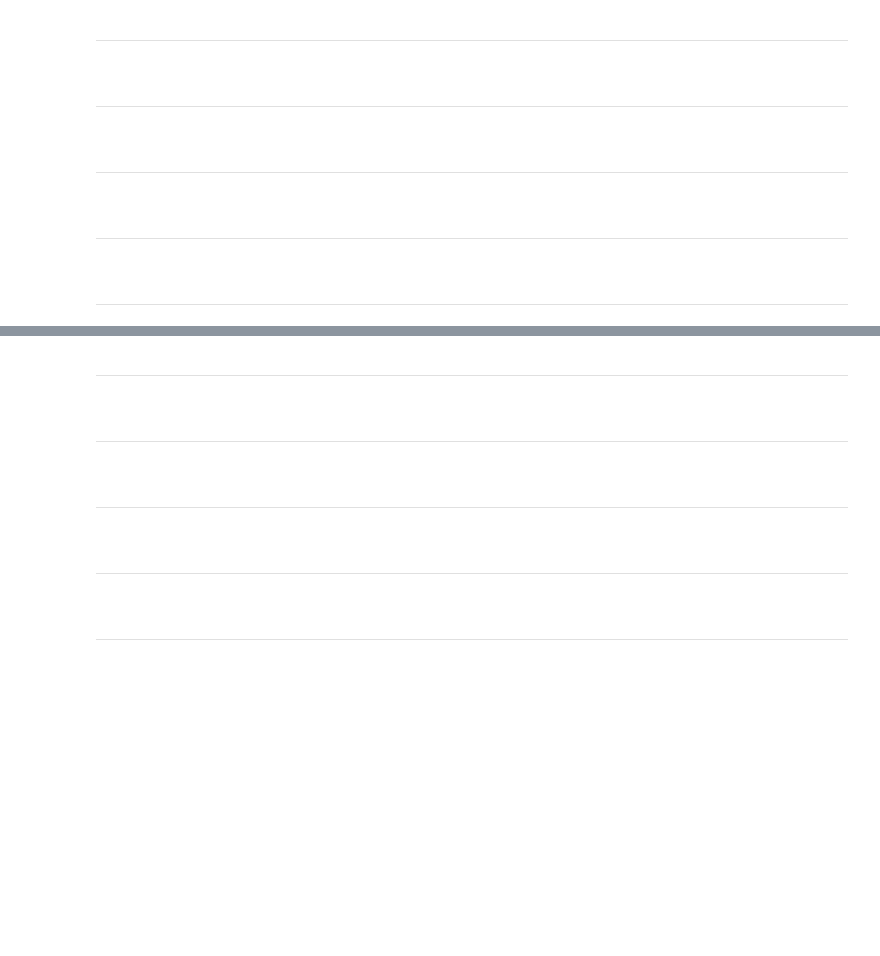
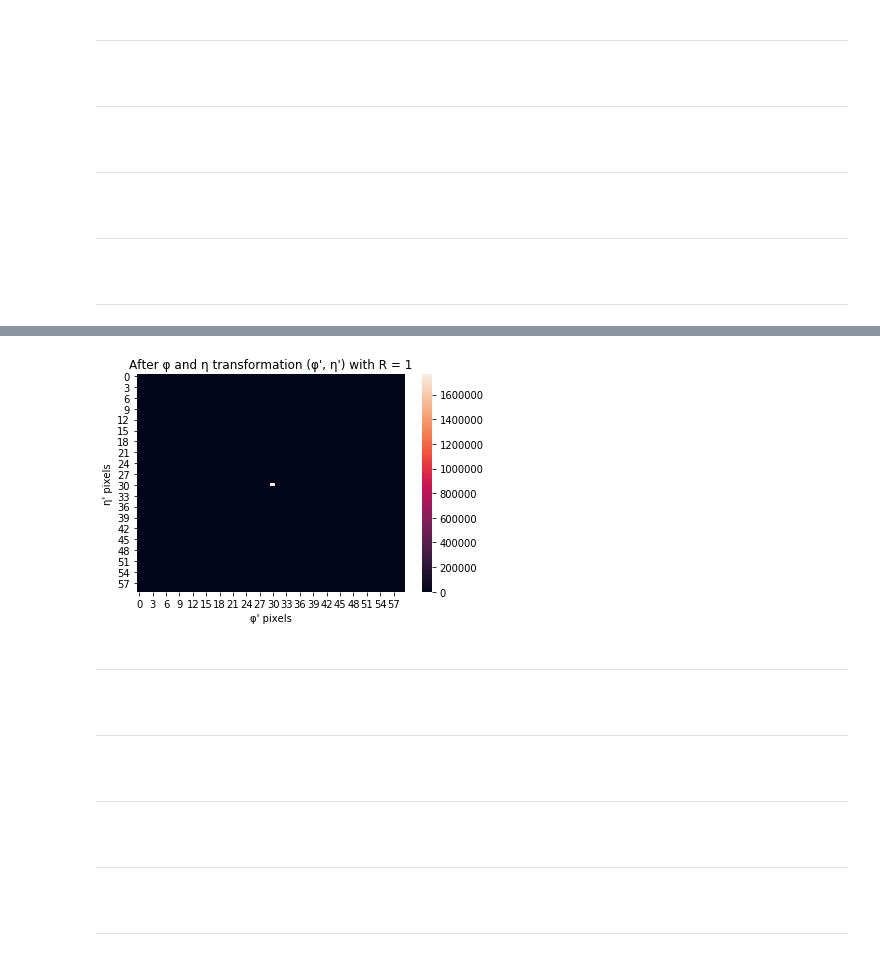
Before and after one commit to johngeorgousis/jet-classifier, a Jupyter notebook: MAIN.ipynb, the cells around one changed output, grey strips where cells are left out. Saved outputs shown, nothing was run; the diff lists cells and outputs as text; code cells hidden in the pictures; blank space fills up the shorter version.

```diff
--- a/MAIN.ipynb
+++ b/MAIN.ipynb
@@ -574,3 +480,7 @@ plot_events(mydata_fprime, R=3, title='After φ transformation (φ\') with R = 3
+# %%
+plot_events(mydata_centered, R=0.01, title='After φ and η transformation (φ\', η\') with R = 1', xlabel='φ\' pixels', ylabel='η\' pixels')
+# %% [output]
+[figure, added]
 # %% [markdown]
 ---
 <br />
```
Also changed, not shown: parts of 28 cells of this notebook, 1 other file.
